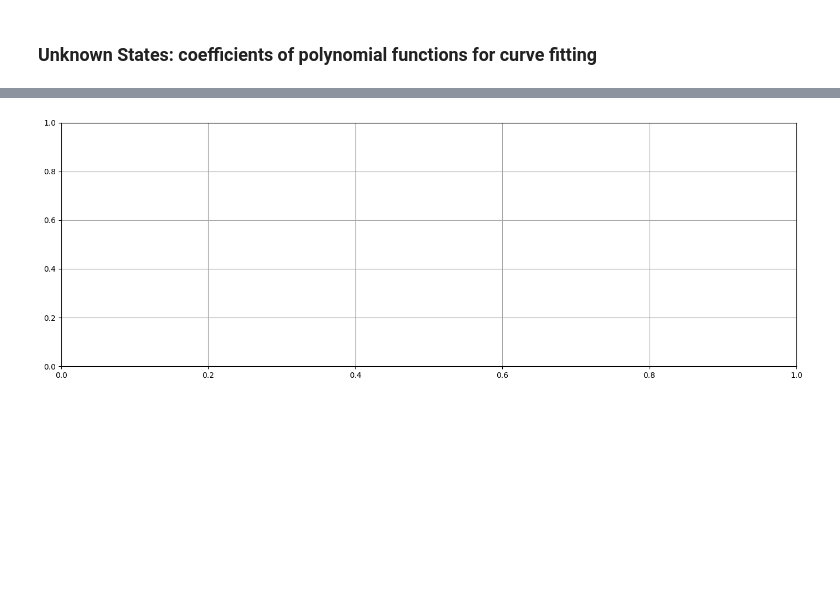
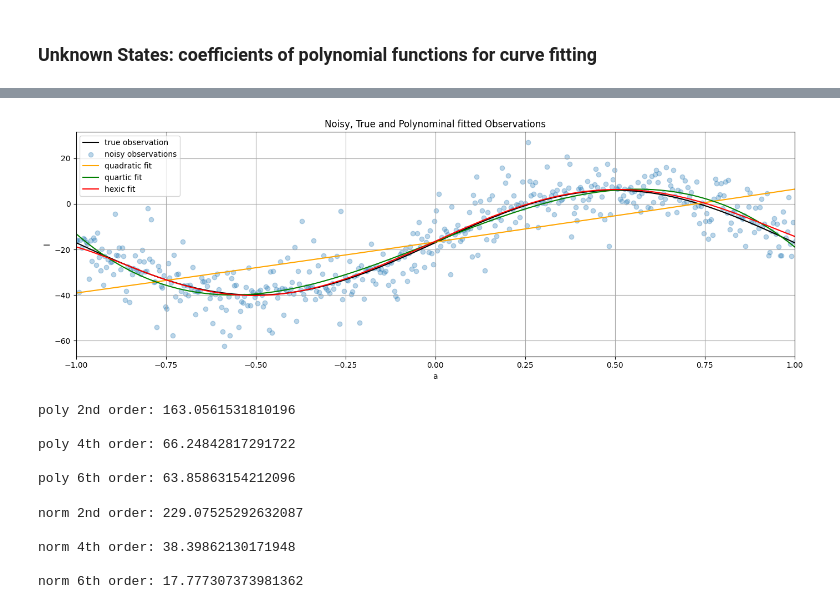
Before and after one commit to adamanastas/ENGG680_2025_Fall, a Jupyter notebook: Lab_Assignment1/Assignment1.ipynb, the cells around one changed output, grey strips where cells are left out. Cells and saved outputs as stored; diff of their text form; code cells hidden in the pictures; blank space fills up the shorter version.

```diff
--- a/Lab_Assignment1/Assignment1.ipynb
+++ b/Lab_Assignment1/Assignment1.ipynb
@@ -961,51 +968,94 @@ def fit_polynomial_curve(a: np.ndarray, l: np.ndarray, P: np.ndarray, deg: int)
         apv:            a posterier variance factor (goodness of fit)
         v:              observation residuals
     '''
+  # creating Vandermonde matrix type matrix for a matrix. a number of rows, deg+1 is the number of columns, the columns are oriented in increasing degree order
+    a_matrix = np.vander(a,deg+1,increasing=True)
 
-  #...
+  # solving for the estimated polynomial coefficients
+    x = np.linalg.solve((a_matrix.T @ P @ a_matrix),(a_matrix.T @ P @ l))
+
+  # solve for predicted observations give estimated polynomial coefficients
+    l_poly = a_matrix @ x
+
+  # solve for the observation residuals given the estimated polynomial curve
+    v = l - l_poly
+
+  # solve for the variance factor
+    apv = (1/(len(l)-(deg+1))) * (v.T @ P @ v)
+
+  # solve for the covariance of the estimated coefficient
+    cov_x = apv*np.linalg.inv(a_matrix.T @ P @ a_matrix)
 
 
-  return (x, cov_x, apv, v)
+    return (x, cov_x, apv, v)
 # %%
 # step 6
 # call the fit_polynomial_curve function and fetch the results
 # use polynomial degrees of: 2, 4, 6
 # (1 marks)
-# ...
+x_2, cov_x_2, apv_2, v_2 = fit_polynomial_curve(a,l,P,2)
+x_4, cov_x_4, apv_4, v_4 = fit_polynomial_curve(a,l,P,4)
+x_6, cov_x_6, apv_6, v_6 = fit_polynomial_curve(a,l,P,6)
 # %%
 # step 7
 # use the estimated coefficients x and constants array a, construct polynomial functions for each degree
 # hint: use polyval function from numpy library (check input argument carefully)
 # (1 marks)
-
-quadratic_uw = #...
-quartic_uw = #...
-hexic_uw = #...
+quadratic_uw = np.polyval(x_2[::-1],a)
+quartic_uw = np.polyval(x_4[::-1],a)
+hexic_uw = np.polyval(x_6[::-1],a)
 # %%
 # step 8
 # use the matplotlib to plot each polynomial function, noisy observations l, true observations l_true, together in one single figure
 # for the polynomials of line, cubic and quintic, use color of orange, green and red respectively.
 # (2 marks)
 
 fig, ax = plt.subplots(nrows=1, ncols=1, figsize=(14, 5))
-# ...
-
-
+plt.plot(a/np.pi,l_true, label = 'true observation', color = 'k')
+plt.scatter(a/np.pi,l, label = 'noisy observations',color = 'tab:blue', marker='o', alpha=0.3)
+plt.plot(a/np.pi,quadratic_uw,color = 'orange',label='quadratic fit')
+plt.plot(a/np.pi,quartic_uw,color = 'green',label = 'quartic fit')
+plt.plot(a/np.pi,hexic_uw, color = 'red',label = 'hexic fit')
+ax.legend()
+ax.set_xlabel('a')
+ax.set_ylabel('l')
+ax.set_xlim(-1,1)
+ax.set_title('Noisy, True and Polynominal fitted Observations')
 ax.grid(True, which='both',ls='-',color='0.65')
 
 fig.tight_layout()
 # %% [output]
-[figure, old version]
+[figure, new version]
 # %%
 # step 9
 # print the a posterier variance factor for each polynomial function
 # (3 marks)
-# ...
+print(f'poly 2nd order: {apv_2}')
+print()
+print(f'poly 4th order: {apv_4}')
+print()
+print(f'poly 6th order: {apv_6}')
+# %% [output]
+poly 2nd order: 163.0561531810196
+
+poly 4th order: 66.24842817291722
+
+poly 6th order: 63.85863154212096
 # %%
 # step 10
 # compute and print the norm between the predicted observations (output from each polynomial function) and the true observations
 # (3 marks)
-# ...
+print(f'norm 2nd order: {np.linalg.norm(quadratic_uw-l_true)}')
+print()
+print(f'norm 4th order: {np.linalg.norm(quartic_uw-l_true)}')
+print()
+print(f'norm 6th order: {np.linalg.norm(hexic_uw-l_true)}')
+# %% [output]
+norm 2nd order: 229.07525292632087
+
+norm 4th order: 38.39862130171948
+
+norm 6th order: 17.777307373981362
 # %%
 # step 11
 # comment on the results of a posterier variance factor and norm, what pattern do you observe
```
Also changed, not shown: parts of 12 cells of this notebook.
